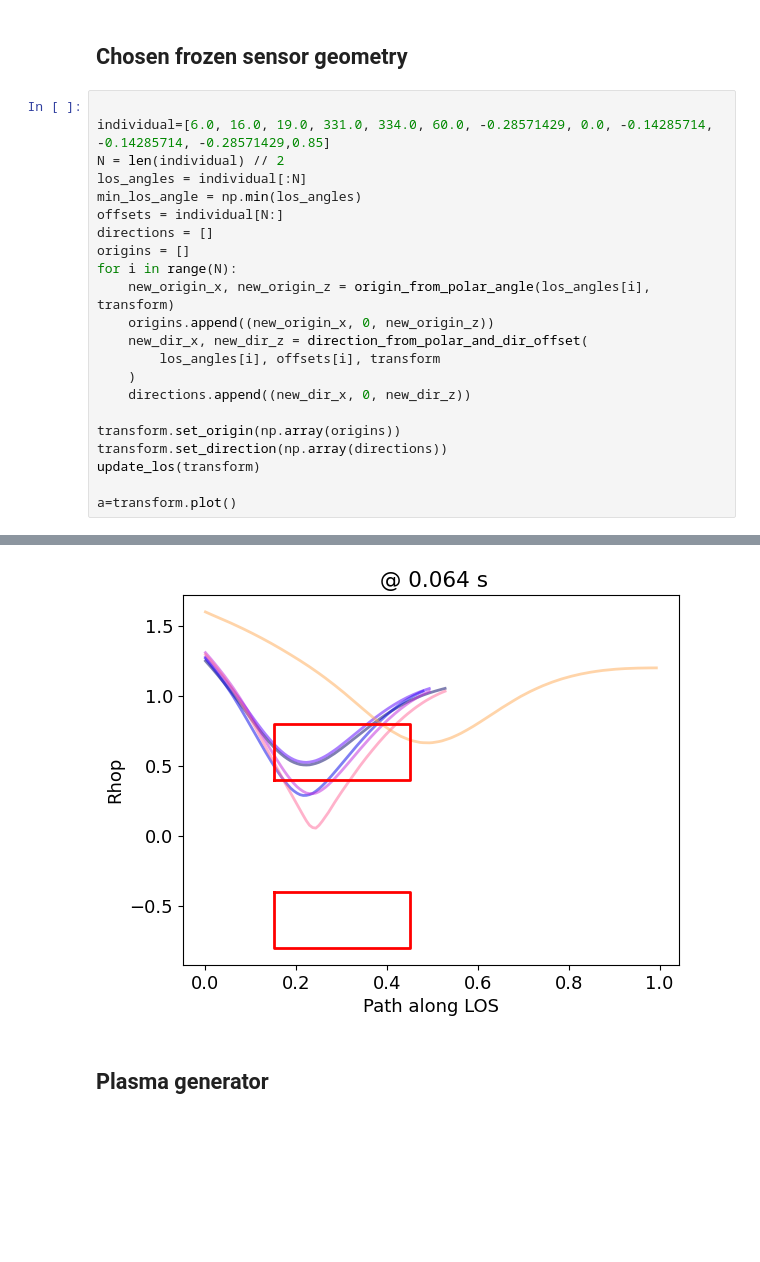
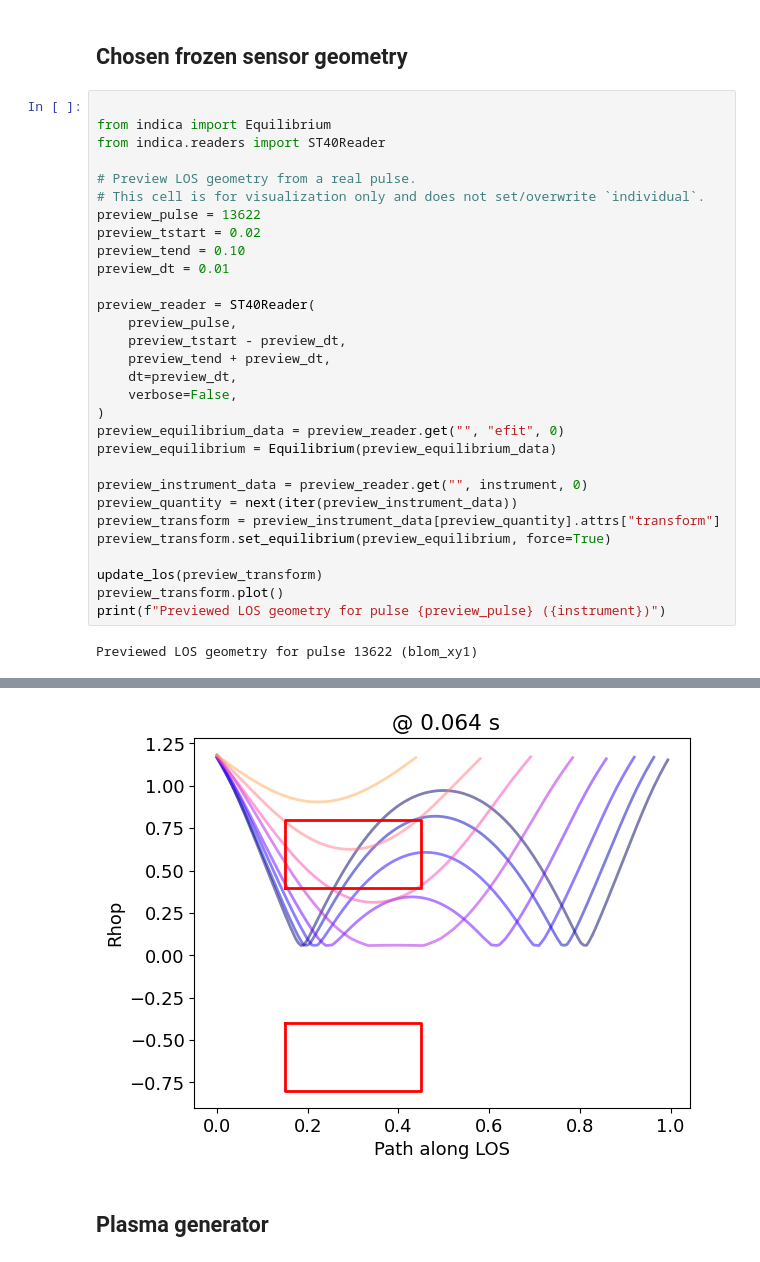
Before and after one commit to indica-mcf/Indica, a Jupyter notebook: indica/workflows/los_bolometry_surrogate_frame.ipynb, the cells around one changed output, grey strips where cells are left out. Drawn from its saved outputs; the diff is of its cells as text; blank space fills up the shorter version.

Commit message:
feat: vae and workflow adjusted to support the real geometry

```diff
--- a/indica/workflows/los_bolometry_surrogate_frame.ipynb
+++ b/indica/workflows/los_bolometry_surrogate_frame.ipynb
@@ -100,24 +39,33 @@ Ready with ST40Reader data for pulse 11419: model, plasma, transform, equilibriu
 ## Chosen frozen sensor geometry
 # %%
 
-individual=[6.0, 16.0, 19.0, 331.0, 334.0, 60.0, -0.28571429, 0.0, -0.14285714, -0.14285714, -0.28571429,0.85]
-N = len(individual) // 2
-los_angles = individual[:N]
-min_los_angle = np.min(los_angles)
-offsets = individual[N:]
-directions = []
-origins = []
-for i in range(N):
-    new_origin_x, new_origin_z = origin_from_polar_angle(los_angles[i], transform)
-    origins.append((new_origin_x, 0, new_origin_z))
-    new_dir_x, new_dir_z = direction_from_polar_and_dir_offset(
-        los_angles[i], offsets[i], transform
-    )
-    directions.append((new_dir_x, 0, new_dir_z))
+from indica import Equilibrium
+from indica.readers import ST40Reader
 
-transform.set_origin(np.array(origins))
-transform.set_direction(np.array(directions))
-update_los(transform)
+# Preview LOS geometry from a real pulse.
+# This cell is for visualization only and does not set/overwrite `individual`.
+preview_pulse = 13622
+preview_tstart = 0.02
+preview_tend = 0.10
+preview_dt = 0.01
 
-a=transform.plot()
+preview_reader = ST40Reader(
+    preview_pulse,
+    preview_tstart - preview_dt,
+    preview_tend + preview_dt,
+    dt=preview_dt,
+    verbose=False,
+)
+preview_equilibrium_data = preview_reader.get("", "efit", 0)
+preview_equilibrium = Equilibrium(preview_equilibrium_data)
+
+preview_instrument_data = preview_reader.get("", instrument, 0)
+preview_quantity = next(iter(preview_instrument_data))
+preview_transform = preview_instrument_data[preview_quantity].attrs["transform"]
+preview_transform.set_equilibrium(preview_equilibrium, force=True)
+
+update_los(preview_transform)
+preview_transform.plot()
+print(f"Previewed LOS geometry for pulse {preview_pulse} ({instrument})")
 # %% [output]
+Previewed LOS geometry for pulse 13622 (blom_xy1)
@@ -126,4 +74,4 @@ a=transform.plot()
-[figure, old version]
+[figure, new version]
 # %% [markdown]
 ## Plasma generator
 # %%
```
Also changed, not shown: parts of 12 cells of this notebook, 3 other files.
